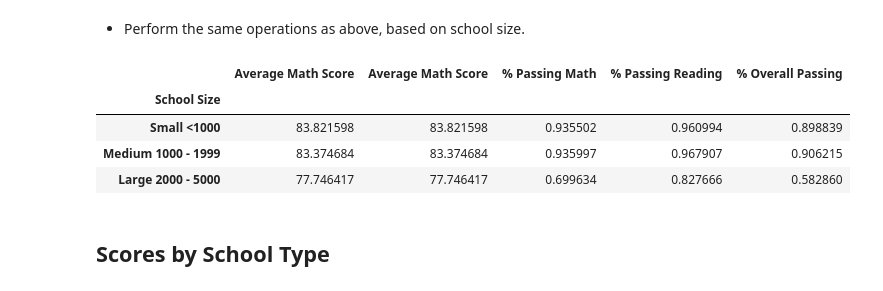
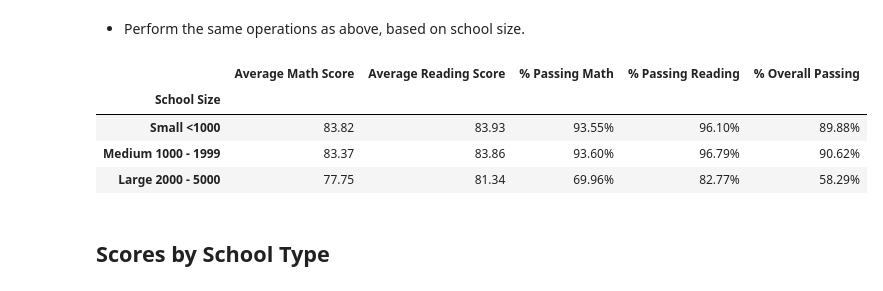
Before and after one commit to Enestvedt/district_test_analysis, a Jupyter notebook: PyCitySchools/PyCitySchools_starter.ipynb, the cells around one changed output. Drawn from its saved outputs; the diff is of its cells as text; code cells hidden in the pictures.

Commit message:
completed project with formatting

```diff
--- a/PyCitySchools/PyCitySchools_starter.ipynb
+++ b/PyCitySchools/PyCitySchools_starter.ipynb
@@ -267,0 +261,5 @@ spending_vs_scores.mean()
+# %%
+#add format
+format_dict = {'Average Math Score': '{:.2f}', 'Average Reading Score': '{:.2f}', '% Passing Math': '{:.2%}', '% Passing Reading': '{:.2%}', '% Overall Passing': '{:.2%}'}
+
+styled_spending_v_scores.style.format(format_dict)
@@ -271,7 +276,7 @@ spending_vs_scores.mean()
 * Perform the same operations as above, based on school size.
 # %%
 #place data in df
-size_df = pd.DataFrame(renamed_school_data[['Total Students', 'Average Math Score', 'Average Math Score','% Passing Math', '% Passing Reading', '% Overall Passing']])
+size_df = pd.DataFrame(renamed_school_data[['Total Students', 'Average Math Score', 'Average Reading Score','% Passing Math', '% Passing Reading', '% Overall Passing']])
 # %%
 #create bins and assign labels
 bins = [0, 1000, 2000, 5000]
@@ -284,13 +289,15 @@ size_df = size_df.drop(columns=['Total Students'])
 # %%
 #Return the final table
 schl_size_vs_scores = size_df.groupby(['School Size'])
-schl_size_vs_scores.mean()
+styled_size_v_scores = schl_size_vs_scores.mean()
+
+styled_size_v_scores.style.format(format_dict)
 # %% [output]
-|  | Average Math Score | Average Math Score | % Passing Math | % Passing Reading | % Overall Passing |
+|  | Average Math Score | Average Reading Score | % Passing Math | % Passing Reading | % Overall Passing |
 | School Size |  |  |  |  |  |
-| Small <1000 | 83.821598 | 83.821598 | 0.935502 | 0.960994 | 0.898839 |
-| Medium 1000 - 1999 | 83.374684 | 83.374684 | 0.935997 | 0.967907 | 0.906215 |
-| Large 2000 - 5000 | 77.746417 | 77.746417 | 0.699634 | 0.827666 | 0.582860 |
+| Small <1000 | 83.82 | 83.93 | 93.55% | 96.10% | 89.88% |
+| Medium 1000 - 1999 | 83.37 | 83.86 | 93.60% | 96.79% | 90.62% |
+| Large 2000 - 5000 | 77.75 | 81.34 | 69.96% | 82.77% | 58.29% |
 # %% [markdown]
 ## Scores by School Type
 # %% [markdown]
```
Also changed, not shown: parts of 6 cells of this notebook.
